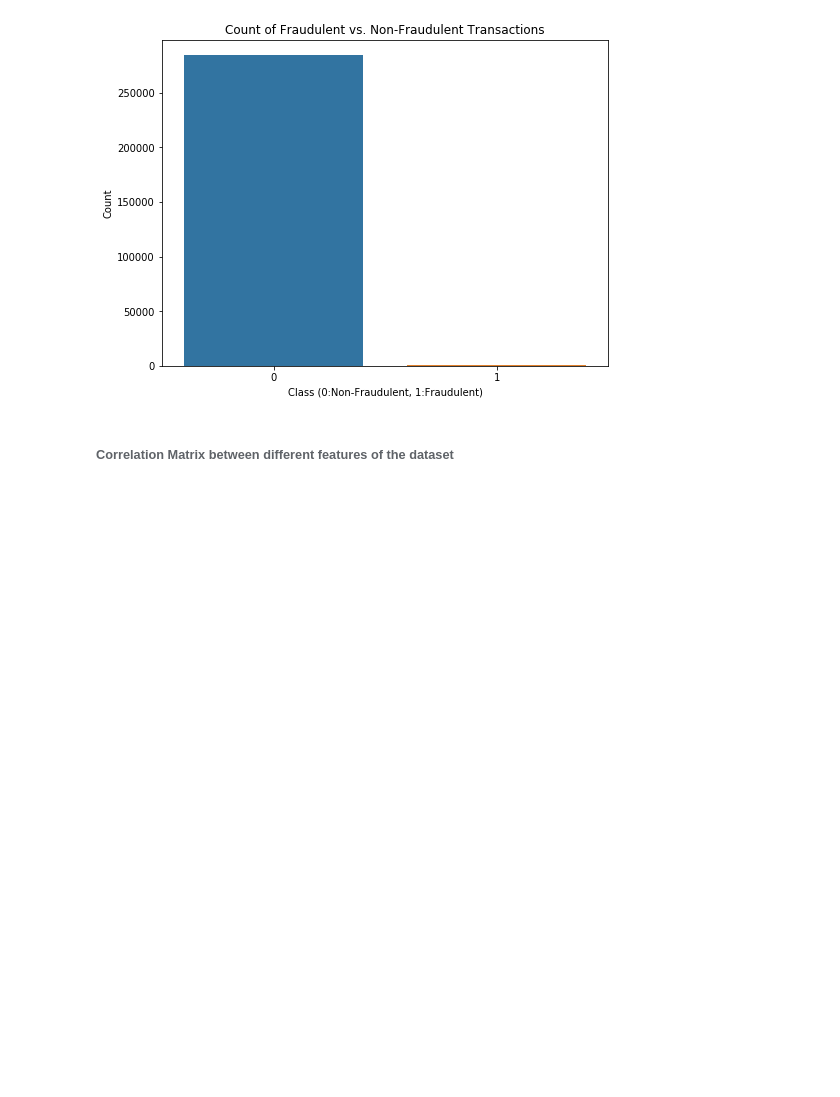
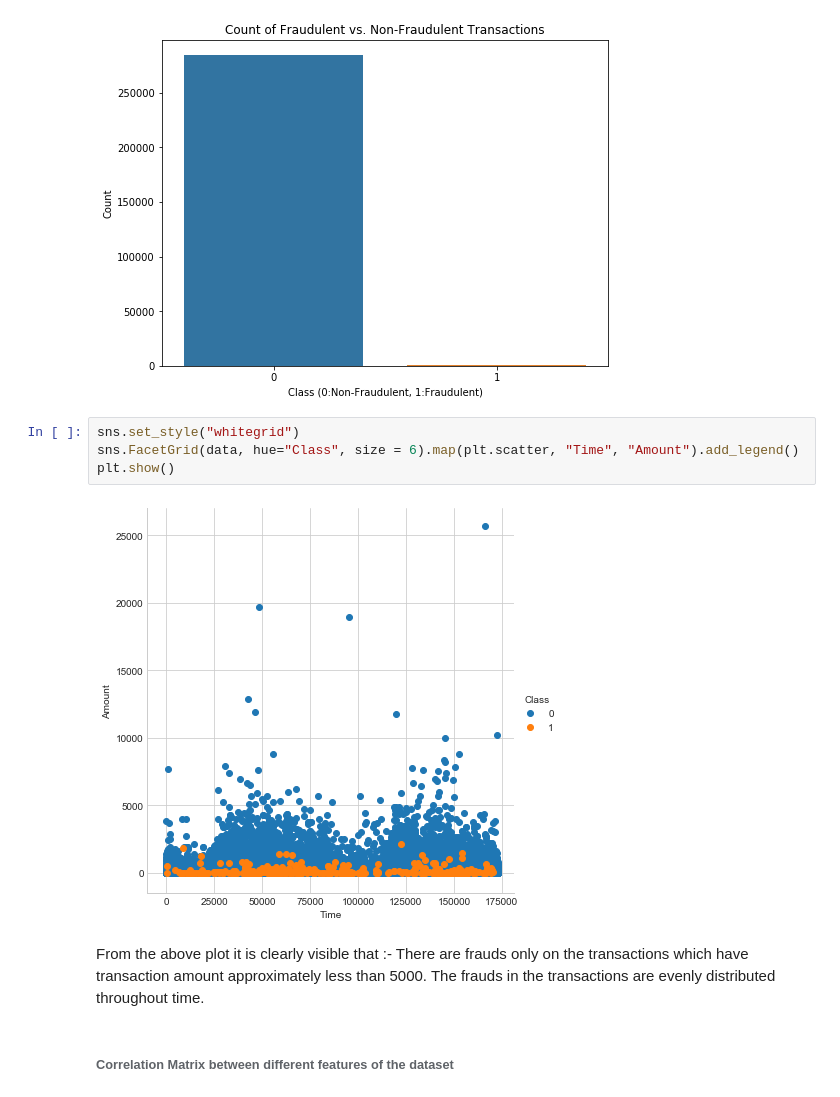
Before and after one commit to abhijeetkoranne/udacity-mlnd, a Jupyter notebook: Credit_Card_Fraud_Detection/Credit_Card_Fraud_Detection.ipynb, the cells around one changed output. Drawn from its saved outputs; the diff is of its cells as text; blank space fills up the shorter version.

```diff
--- a/Credit_Card_Fraud_Detection/Credit_Card_Fraud_Detection.ipynb
+++ b/Credit_Card_Fraud_Detection/Credit_Card_Fraud_Detection.ipynb
@@ -109,6 +111,16 @@ plt.xlabel('Class (0:Non-Fraudulent, 1:Fraudulent)')
 # %% [output]
 Text(0.5,0,'Class (0:Non-Fraudulent, 1:Fraudulent)')
 [figure]
+# %%
+sns.set_style("whitegrid")
+sns.FacetGrid(data, hue="Class", size = 6).map(plt.scatter, "Time", "Amount").add_legend()
+plt.show()
+# %% [output]
+[figure, added]
+# %% [markdown]
+   From the above plot it is clearly visible that :-
+   There are frauds only on the transactions which have transaction amount approximately less than 5000.
+   The frauds in the transactions are evenly distributed throughout time.
 # %% [markdown]
 ###### Correlation Matrix between different features of the dataset
 # %%
```
Also changed, not shown: parts of 5 cells of this notebook.
